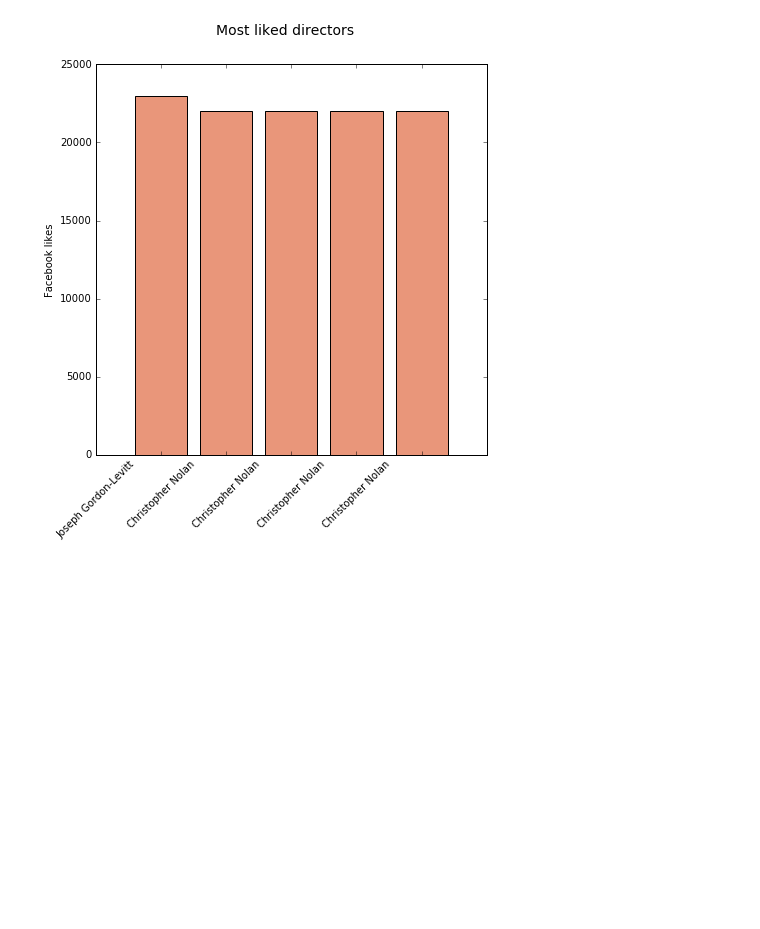
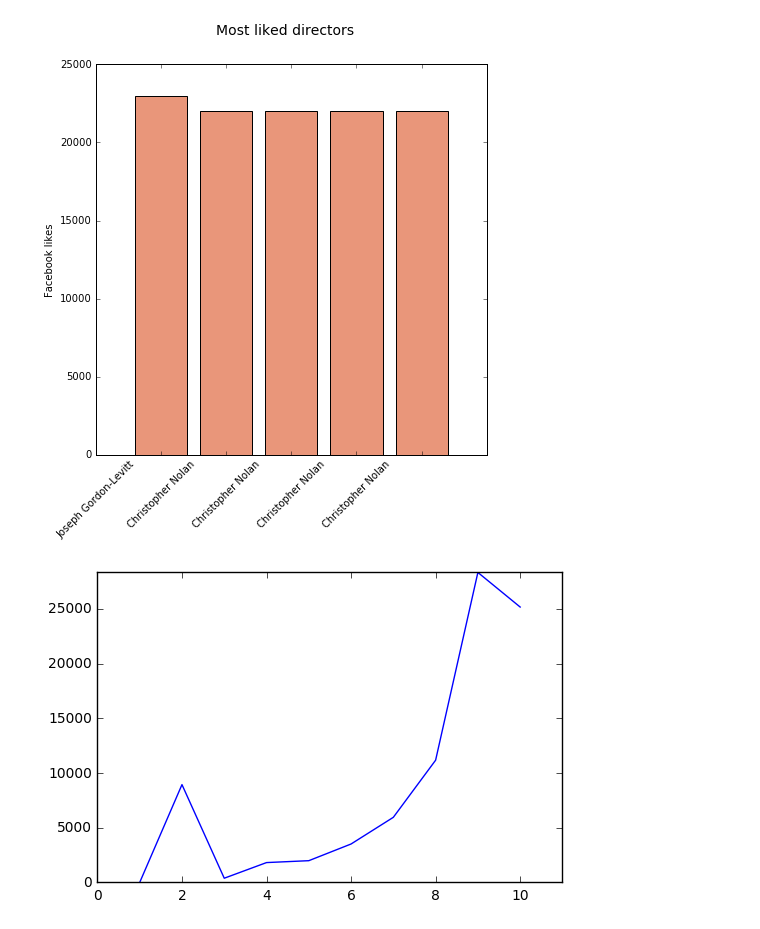
Before and after one commit to AlekVT/notebookIMDB, a Jupyter notebook: MovieSet.ipynb, the cells around one changed output. Drawn from its saved outputs; the diff is of its cells as text; code cells hidden in the pictures; blank space fills up the shorter version.

Commit message:
graph imbd vs likes

```diff
--- a/MovieSet.ipynb
+++ b/MovieSet.ipynb
@@ -185,3 +185,25 @@ ax.set_xticklabels((coralatieDirector['director_name']), rotation=45)
 plt.show()
 # %% [output]
 [figure]
+# %%
+likes = []
+x_axis = [i for i in range(1, 11)]
+y_axis = []
+
+for i in range (1, 11):
+    var1 = dataset.loc[(dataset['imdb_score'] > (i - 1)) &
+        (dataset['imdb_score'] <= i)][['movie_facebook_likes']].mean().reset_index(
+        name='average')[['average']].values
+
+    if math.isnan(var1):
+        var1 = 0
+
+    y_axis.append(var1)
+
+m = (max(y_axis))
+
+plt.plot(x_axis, y_axis)
+plt.axis([0, 11, 0, m])
+plt.show()
+# %% [output]
+[figure, added]
```
